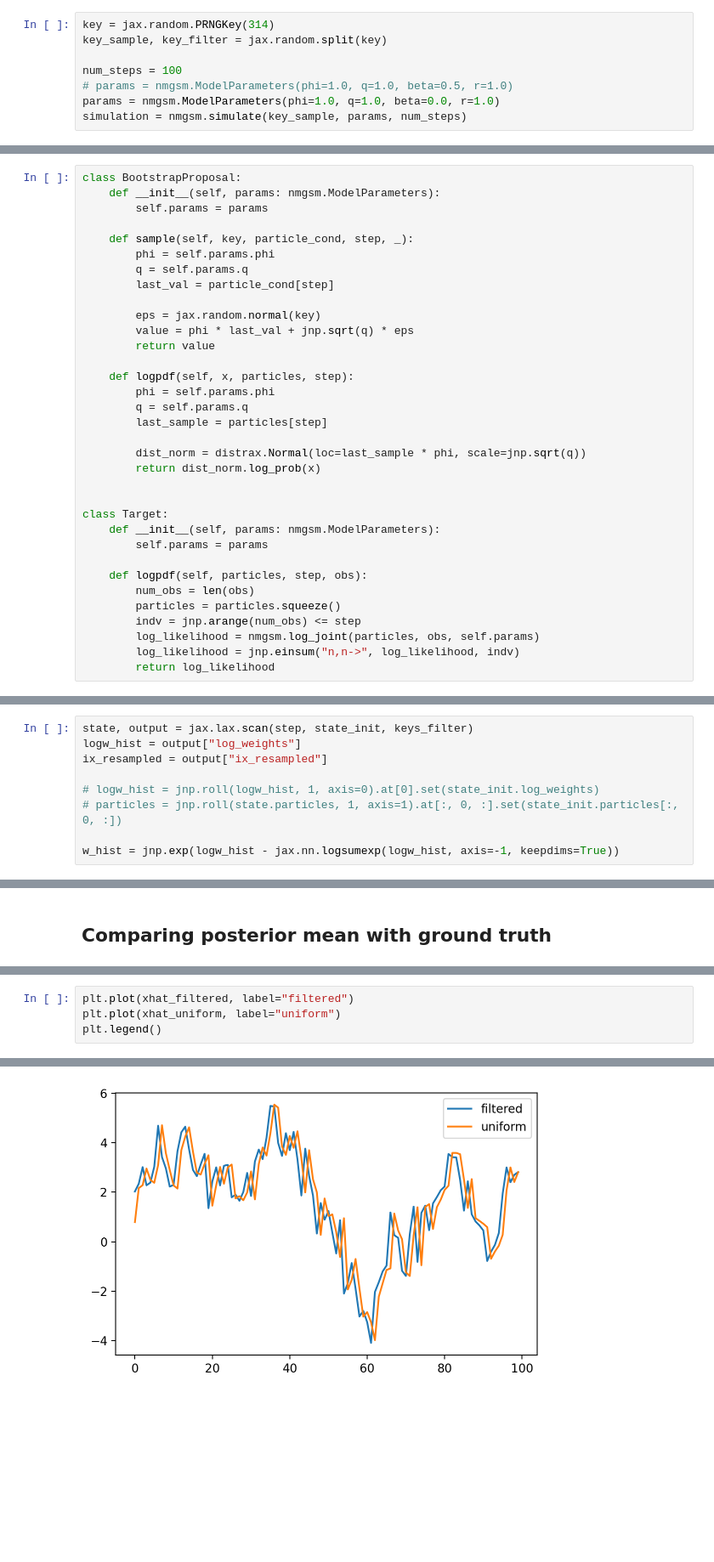
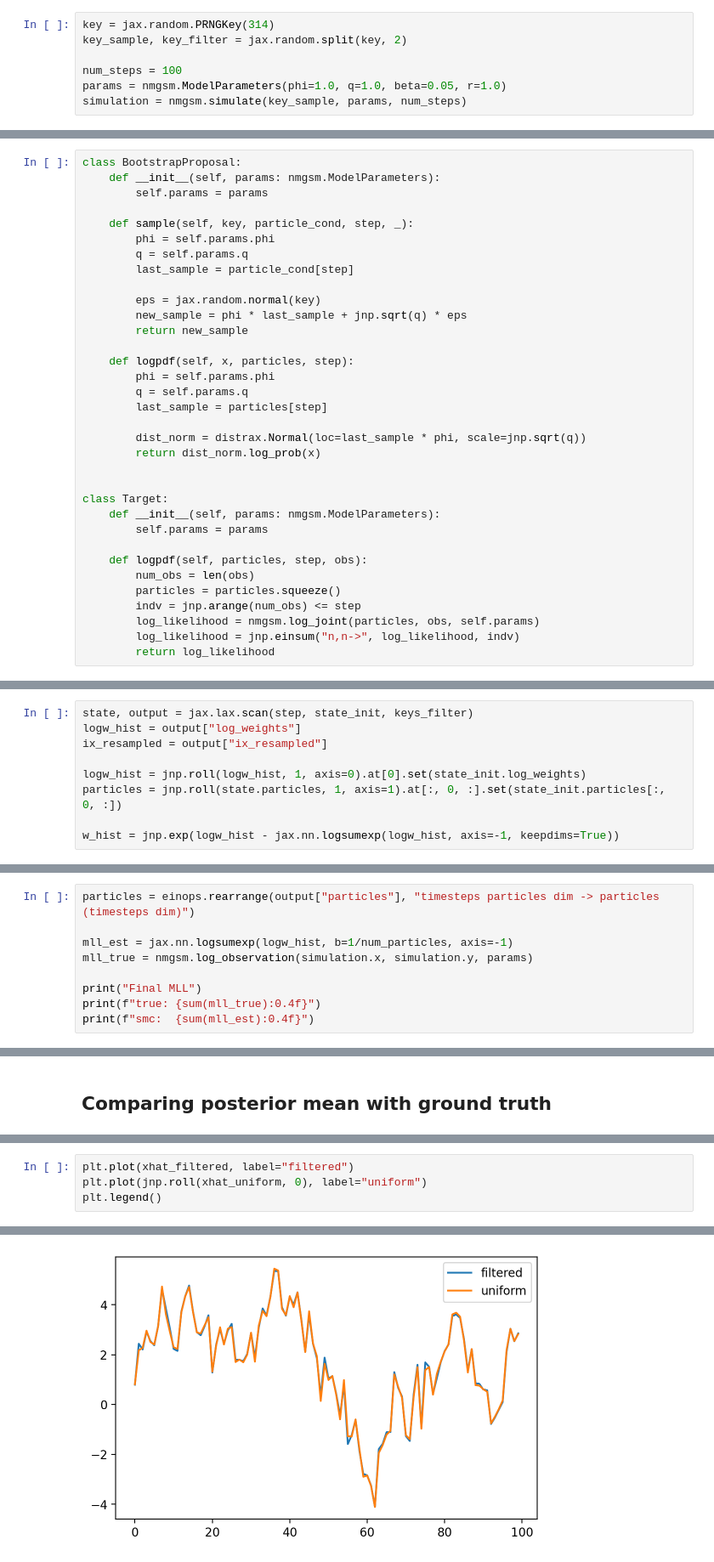
Before and after one commit to gerdm/elements-smc, a Jupyter notebook: notebooks/04-smc-nmgsm.ipynb, the cells around one changed output, grey strips where cells are left out. Shown at 85% size. Cells and saved outputs as stored; diff of their text form; blank space fills up the shorter version.

```diff
--- a/notebooks/04-smc-nmgsm.ipynb
+++ b/notebooks/04-smc-nmgsm.ipynb
@@ -27,10 +34,9 @@ plt.rcParams["figure.figsize"] = [6.4, 4.0]
 ## Sampling NM-GSM
 # %%
 key = jax.random.PRNGKey(314)
-key_sample, key_filter = jax.random.split(key)
+key_sample, key_filter = jax.random.split(key, 2)
 
 num_steps = 100
-# params = nmgsm.ModelParameters(phi=1.0, q=1.0, beta=0.5, r=1.0)
-params = nmgsm.ModelParameters(phi=1.0, q=1.0, beta=0.0, r=1.0)
+params = nmgsm.ModelParameters(phi=1.0, q=1.0, beta=0.05, r=1.0)
 simulation = nmgsm.simulate(key_sample, params, num_steps)
 # %%
@@ -48,11 +54,11 @@ class BootstrapProposal:
     def sample(self, key, particle_cond, step, _):
         phi = self.params.phi
         q = self.params.q
-        last_val = particle_cond[step]
+        last_sample = particle_cond[step]
 
         eps = jax.random.normal(key)
-        value = phi * last_val + jnp.sqrt(q) * eps
-        return value
+        new_sample = phi * last_sample + jnp.sqrt(q) * eps
+        return new_sample
 
     def logpdf(self, x, particles, step):
         phi = self.params.phi
@@ -110,7 +116,7 @@ state, output = jax.lax.scan(step, state_init, keys_filter)
 logw_hist = output["log_weights"]
 ix_resampled = output["ix_resampled"]
 
-# logw_hist = jnp.roll(logw_hist, 1, axis=0).at[0].set(state_init.log_weights)
-# particles = jnp.roll(state.particles, 1, axis=1).at[:, 0, :].set(state_init.particles[:, 0, :])
+logw_hist = jnp.roll(logw_hist, 1, axis=0).at[0].set(state_init.log_weights)
+particles = jnp.roll(state.particles, 1, axis=1).at[:, 0, :].set(state_init.particles[:, 0, :])
 
 w_hist = jnp.exp(logw_hist - jax.nn.logsumexp(logw_hist, axis=-1, keepdims=True))
@@ -136,0 +123,9 @@ DeviceArray(-493.91922, dtype=float32)
+# %%
+particles = einops.rearrange(output["particles"], "timesteps particles dim -> particles (timesteps dim)")
+
+mll_est = jax.nn.logsumexp(logw_hist, b=1/num_particles, axis=-1)
+mll_true = nmgsm.log_observation(simulation.x, simulation.y, params)
+
+print("Final MLL")
+print(f"true: {sum(mll_true):0.4f}")
+print(f"smc:  {sum(mll_est):0.4f}")
@@ -174,7 +171,7 @@ Text(0.5, 1.0, 'Sampled particles')
 # %%
 plt.plot(xhat_filtered, label="filtered")
-plt.plot(xhat_uniform, label="uniform")
+plt.plot(jnp.roll(xhat_uniform, 0), label="uniform")
 plt.legend()
 # %% [output]
 <matplotlib.legend.Legend at 0x...>
-[figure, old version]
+[figure, new version]
```
Also changed, not shown: parts of 14 cells of this notebook.
